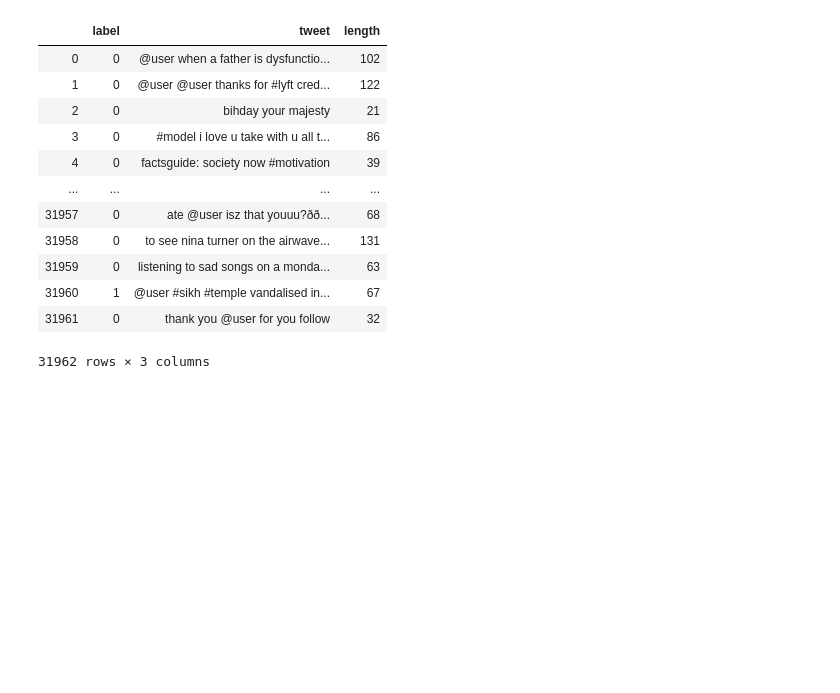
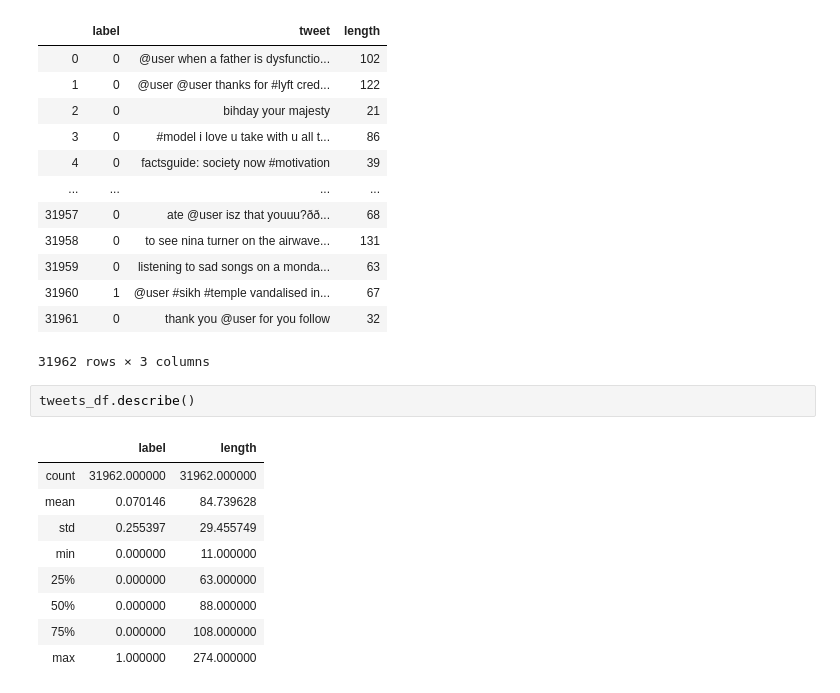
Before and after one commit to sabheen9/Sentiment-Analysis, a Jupyter notebook: sentiment_analysis.ipynb, the cells around one changed output. Drawn from its saved outputs; the diff is of its cells as text; blank space fills up the shorter version.

```diff
--- a/sentiment_analysis.ipynb
+++ b/sentiment_analysis.ipynb
@@ -166,3 +166,15 @@ tweets_df
 | 31960 | 1 | @user #sikh #temple vandalised in... | 67 |
 | 31961 | 0 | thank you @user for you follow | 32 |
 31962 rows × 3 columns
+# %%
+tweets_df.describe()
+# %% [output]
+|  | label | length |
+| count | 31962.000000 | 31962.000000 |
+| mean | 0.070146 | 84.739628 |
+| std | 0.255397 | 29.455749 |
+| min | 0.000000 | 11.000000 |
+| 25% | 0.000000 | 63.000000 |
+| 50% | 0.000000 | 88.000000 |
+| 75% | 0.000000 | 108.000000 |
+| max | 1.000000 | 274.000000 |
```
Also changed, not shown: parts of 3 cells of this notebook.
